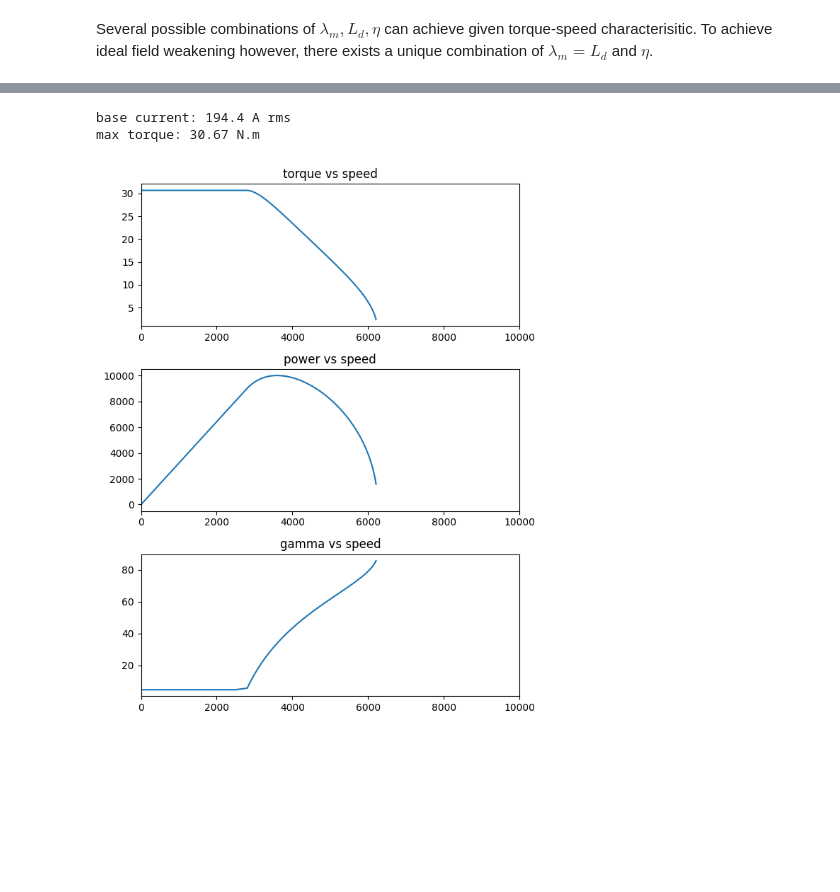
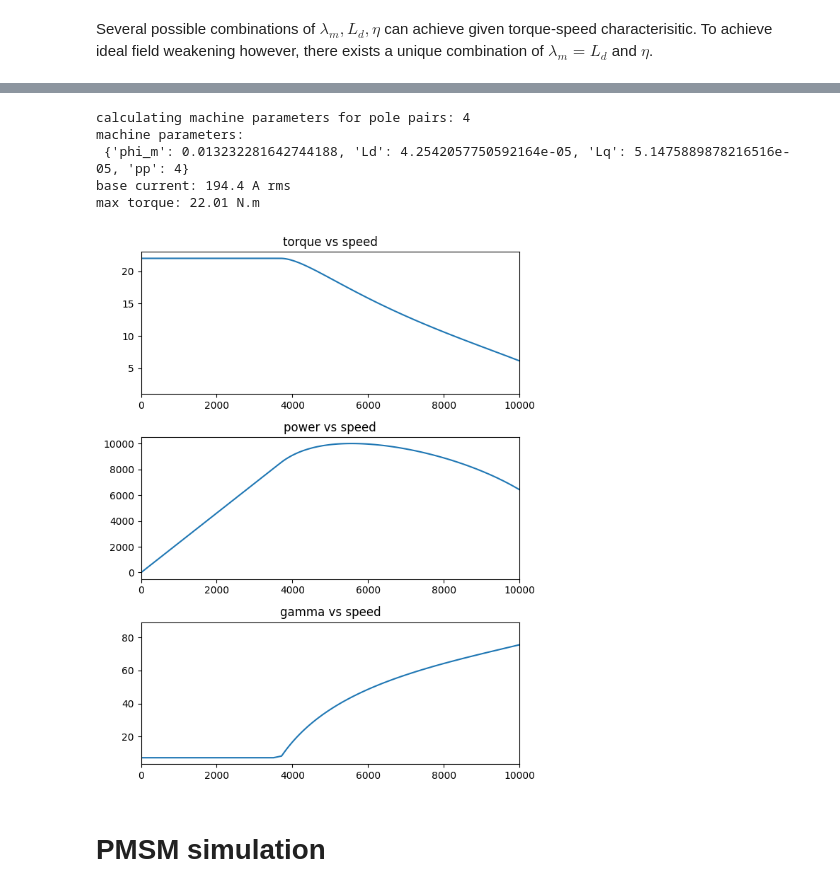
Before and after one commit to NaveenDeepak/emdesigner, a Jupyter notebook: nbs/01_pu_pmsm.ipynb, the cells around one changed output, grey strips where cells are left out. Cells and saved outputs as stored; diff of their text form; code cells hidden in the pictures; blank space fills up the shorter version.

Commit message:
checking repo update from cli

```diff
--- a/nbs/01_pu_pmsm.ipynb
+++ b/nbs/01_pu_pmsm.ipynb
@@ -219,13 +219,13 @@ Several possible combinations of $\lambda_m, L_d, \eta$ can achieve given torque
 #export
 class ipm():
     def __init__(self, phi_m, ld):
-        self.phi_m = phi_m
-        self.sal = 0
-        self.ld = ld
-        self.Vb = 0
-        self.Ib = 0
-        self.Pb = 0
-        self.wb = 0
+        self.phi_m = phi_m # per unit values of magnet flux linkage
+        self.sal = 0 # saliency ratio Lq/Ld
+        self.ld = ld # per unit value of Ld
+        self.Vb = 0 # base value of voltage
+        self.Ib = 0 # base value of line current
+        self.Pb = 0 # base value of the power (VA rating)
+        self.wb = 0 # base value of the speed (rpm)
         self.speed = []
         self.torque = []
         self.voltage = []
@@ -239,14 +239,16 @@ class ipm():
     def calc_sal(self):
         """ calculate valid saliency ratio for given combination of magnet flux linkage and inductance
         """
-        for eta in np.arange(1.01, 20, 0.01):
-            gamma = np.arcsin((-self.phi_m + np.sqrt( (self.phi_m**2 + 8*(self.ld*(self.sal-1))**2 )))/(4*self.ld*(self.sal-1)))
+        for eta in np.arange(1.01, 10, 0.001):
+            gamma = np.arcsin((-self.phi_m + np.sqrt( (self.phi_m**2 + 8*(self.ld*(eta-1))**2 )))/(4*self.ld*(eta-1)))
             volt = np.sqrt( (self.phi_m - self.ld*np.sin(gamma))**2 + (eta*self.ld * np.cos(gamma))**2 )
             if eta == 1.01 and volt > 1.05:
                 self.valid = 0
+                print('invalid input parameters combinations')
                 return
             if abs(volt-1) <= 0.05:
                 self.sal = round(eta,2)
+                self.valid = 1
                 break
             self.sal = round(eta,2)
         # print the values of saliency
@@ -306,13 +308,23 @@ class ipm():
         self.torque = torque_temp
         self.power = power_temp
 
-    def motor_profile(self, Vb, Pb, wb):
+    def motor_profile(self, Vb, Pb, wb, pp = 4):
         """This method takes Vb, Pb, wb as the base values for line voltage, KVA rating of the machine, base speed respectively
         """
         self.Vb = Vb
         self.Pb = Pb
         self.wb = wb
         self.Ib = round((Pb*2/(3*Vb))*np.sqrt(3/2),2)
+
+        print('calculating machine parameters for pole pairs: {}'.format(pp))
+        phi_b = Vb*60/(wb*2*np.pi*pp*1.732) # calculating base flux linkage
+        L_b = phi_b/self.Ib # calculating base inductance
+        self.real_parameters = {'phi_m': self.phi_m*phi_b,
+                                'Ld': self.ld*L_b,
+                                'Lq': self.ld*self.sal*L_b,
+                                'pp':pp}
+        print('machine parameters: \n', self.real_parameters)
+
         Tb = Pb/(2*np.pi*wb/60)
         self.values['speed'] = np.array(self.speed)*wb
         self.values['torque'] = np.array(self.torque)*Tb
@@ -419,8 +431,13 @@ base power value (available KVA) = 7000 W
 base speed = 2500 rpm
 # %%
 #| hide_output
-M2 = ipm(0.8, 0.6)
+# create an object of the IPM class
+M2 = ipm(0.8, 0.5)
+
+# calculate a valid saliency ratio
 M2.calc_sal()
+
+# check if the input parameters are valid
 print("machine parameters validity: {}".format(M2.valid))
 print("suggested machine saliency: {}".format(M2.sal))
 # %% [output]
@@ -438,13 +455,18 @@ M2.plot_puprofile()
 # %%
 #| hide_output
-M2.motor_profile(42, 10000, 2500)
+M2.motor_profile(42, 10000, 3500)
 print('base current: {} A rms'.format(M2.Ib))
 print('max torque: {} N.m'.format(round(max(M2.values['torque']),2)))
 M2.plot_profile()
 # %% [output]
+calculating machine parameters for pole pairs: 4
+machine parameters:
+ {'phi_m': 0.013232281642744188, 'Ld': 4.2542057750592164e-05, 'Lq': 5.1475889878216516e-05, 'pp': 4}
 base current: 194.4 A rms
-max torque: 30.67 N.m
+max torque: 22.01 N.m
-[figure, old version]
+[figure, new version]
+# %% [markdown]
+# PMSM simulation
 # %%
 #| hide
 import nbdev; nbdev.nbdev_export()
```
Also changed, not shown: parts of 10 cells of this notebook, 3 other files.
